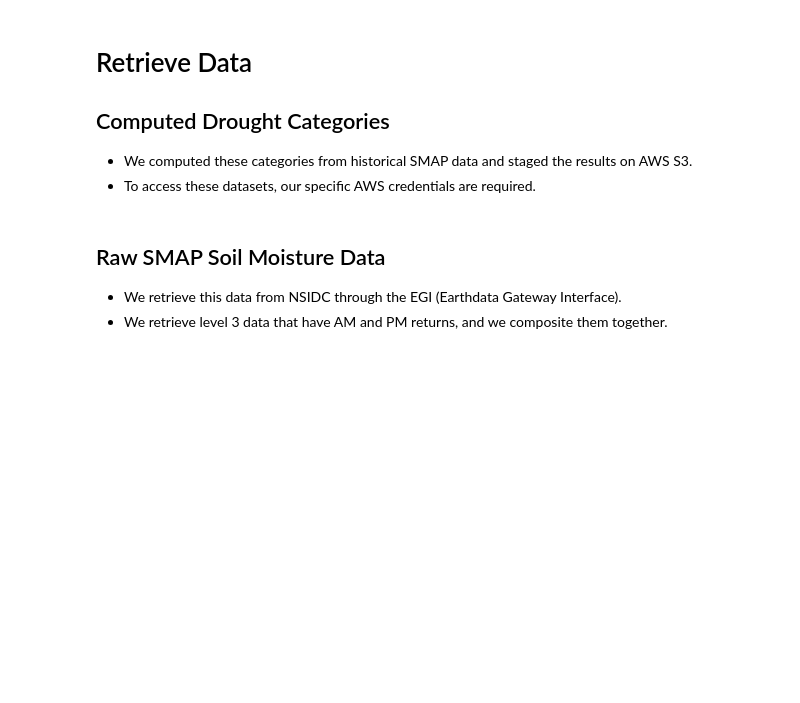
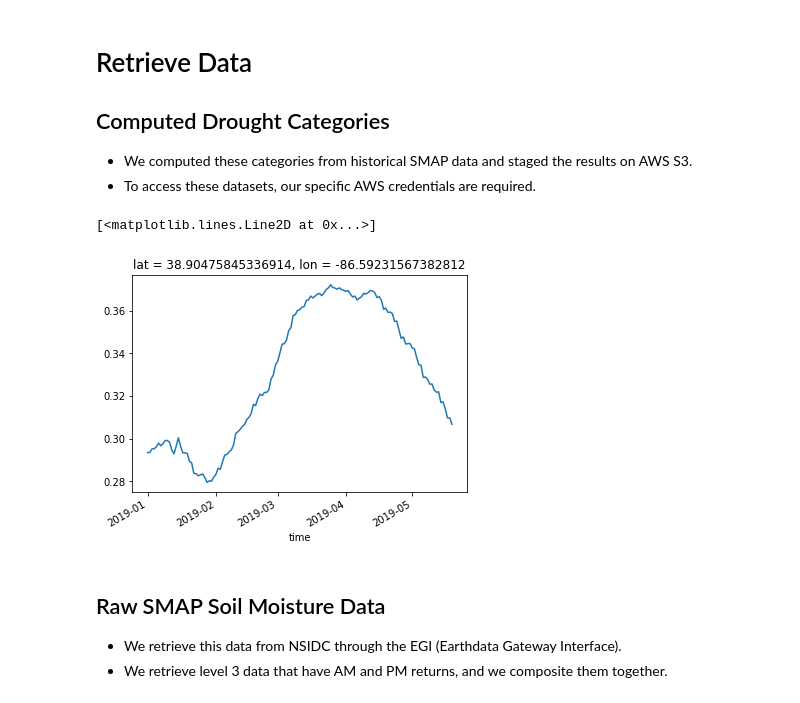
Before and after one commit to creare-com/podpac-drought-monitor, a Jupyter notebook: notebooks/new/Drought-Monitor-Pipeline.ipynb, the cells around one changed output. Saved outputs shown, nothing was run; the diff lists cells and outputs as text; code cells hidden in the pictures; blank space fills up the shorter version.

```diff
--- a/notebooks/new/Drought-Monitor-Pipeline.ipynb
+++ b/notebooks/new/Drought-Monitor-Pipeline.ipynb
@@ -22,27 +56,24 @@ from podpac.algorithm import YearSubstituteCoordinates, Arithmetic
 # %%
-# AWS bucket where data lives
-bucket = "podpac-internal-test"
-# Name of the file, in 'zarr' format
-store = "drought_parameters.zarr"
-# Path used by PODPAC to retrieve the data
-source = 's3://%s/%s' % (bucket, store)
+# All of our data uses the 'dayofyear' to describe the climatology.
+# Hence, any incoming requests should have the 'time' unit transformed to 'dayofyear'
+time_units = 'dayofyear'
 
-# Create the node that points to the .zarr file on S3
-d0_source = DroughtMonitorCategory(datakey='d0', source=source)
-
-# All of our data uses the year '2018', but really describe a climatology.
-# Hence, any incoming requests should have the year replaced by '2018'
-year = '2018'
-
-# This algorithm node take the incoming request, replaces the year by 2018, evaluates the d0_source node,
+# This algorithm node take the incoming request, replaces the yTransformTimeUnits by 2018, evaluates the d0_source node,
 # then substitutes the original date in the result
-d0 = YearSubstituteCoordinates(year=year, source=d0_source, substitute_eval_coords=True)
+d0 = TransformTimeUnits(source=d0_src, time_units=time_units, substitute_eval_coords=True)
 
 # Repeat for the other categories
-d1 = YearSubstituteCoordinates(source=DroughtMonitorCategory(datakey='d1', source=source), year=year, substitute_eval_coords=True)
-d2 = YearSubstituteCoordinates(source=DroughtMonitorCategory(datakey='d2', source=source), year=year, substitute_eval_coords=True)
-d3 = YearSubstituteCoordinates(source=DroughtMonitorCategory(datakey='d3', source=source), year=year, substitute_eval_coords=True)
-d4 = YearSubstituteCoordinates(source=DroughtMonitorCategory(datakey='d4', source=source), year=year, substitute_eval_coords=True)
+d1 = TransformTimeUnits(source=DroughtMonitorCategory(data_key='d1', source=source), time_units=time_units, substitute_eval_coords=True)
+d2 = TransformTimeUnits(source=DroughtMonitorCategory(data_key='d2', source=source), time_units=time_units, substitute_eval_coords=True)
+d3 = TransformTimeUnits(source=DroughtMonitorCategory(data_key='d3', source=source), time_units=time_units, substitute_eval_coords=True)
+d4 = TransformTimeUnits(source=DroughtMonitorCategory(data_key='d4', source=source), time_units=time_units, substitute_eval_coords=True)
+# %%
+# Test
+ot2 = d0.eval(coords_time2)
+ot2.plot()
+# %% [output]
+[<matplotlib.lines.Line2D at 0x...>]
+[figure, added]
 # %% [markdown]
 ## Raw SMAP Soil Moisture Data
 * We retrieve this data from NSIDC through the EGI (Earthdata Gateway Interface).
```
Also changed, not shown: parts of 31 cells of this notebook, 20 other files.
